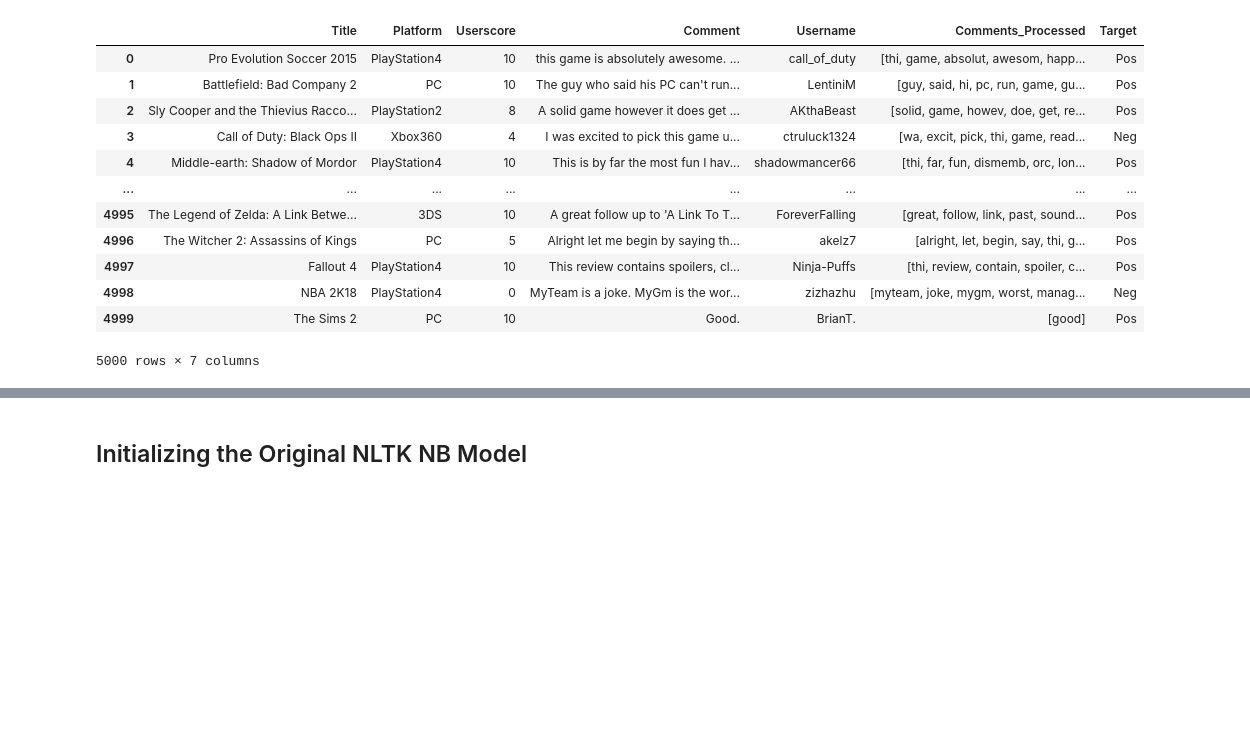
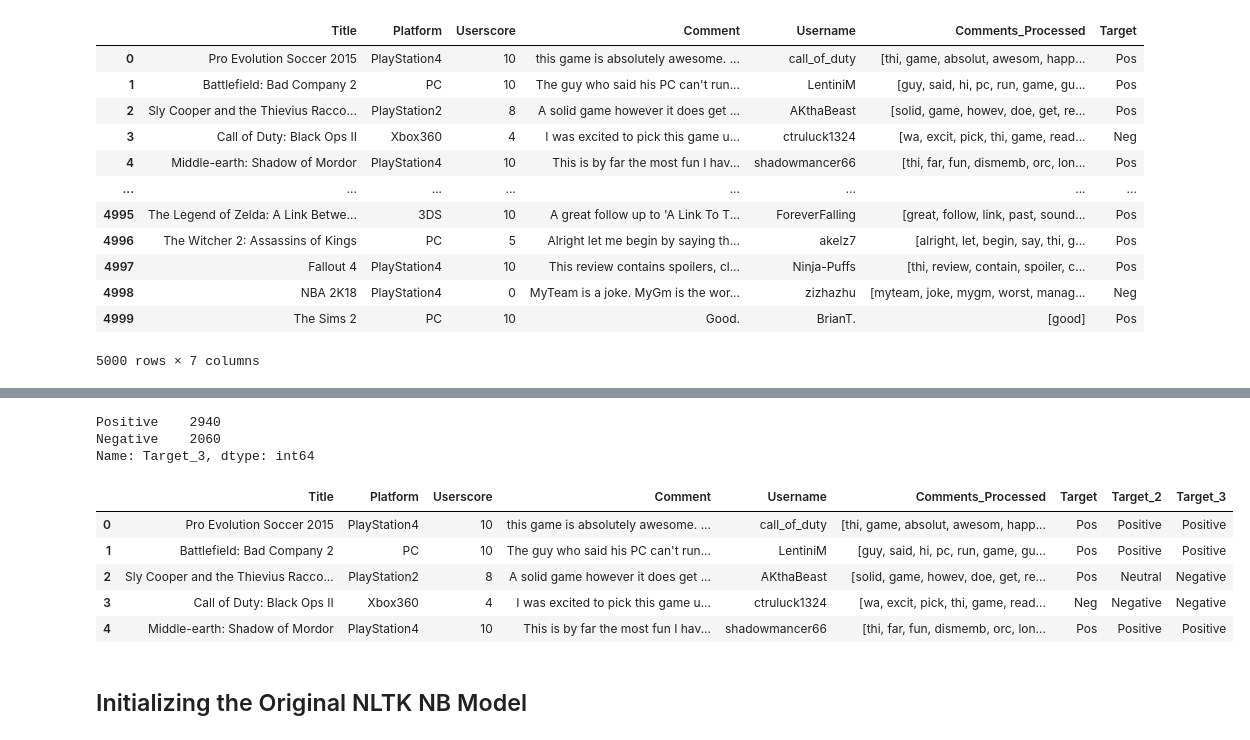
Before and after one commit to ta-data-lis/final-project, a Jupyter notebook: your-project/Part 3 - NLTK + Scikit-Learn Integration.ipynb, the cells around one changed output, grey strips where cells are left out. Drawn from its saved outputs; the diff is of its cells as text; code cells hidden in the pictures; blank space fills up the shorter version.

Commit message:
General updates. Added more labels. Predictions testing.

```diff
--- a/your-project/Part 3 - NLTK + Scikit-Learn Integration.ipynb
+++ b/your-project/Part 3 - NLTK + Scikit-Learn Integration.ipynb
@@ -84,3 +90,11 @@ df
 | 4998 | NBA 2K18 | PlayStation4 | 0 | MyTeam is a joke. MyGm is the wor... | zizhazhu | [myteam, joke, mygm, worst, manag... | Neg |
 | 4999 | The Sims 2 | PC | 10 | Good. | BrianT. | [good] | Pos |
 5000 rows × 7 columns
+# %%
+print(df['Target'].value_counts())
+
+# Changing labels to see how accuracy responds
+df['Target_2'] = np.where((df['Userscore'] <= 5), 'Negative', 'Positive')
+df['Target_2'] = np.where(((df['Userscore'] >= 6) & (df['Userscore'] <= 8)), 'Neutral', df['Target_2'])
+
+df['Target_2'].value_counts()  # this made my accuracy drop to 58%!!!
@@ -87,2 +109,21 @@ df
+# %%
+# Trying another label change to see how accuracy responds
+df['Target_3'] = np.where((df['Userscore'] <= 5), 'Negative', 'Positive')
+df['Target_3'] = np.where(((df['Userscore'] >= 6) & (df['Userscore'] <= 8)), 'Negative', df['Target_2'])
+
+df['Target_3'].value_counts()  # 64% accuracy
+# %% [output]
+Positive    2940
+Negative    2060
+Name: Target_3, dtype: int64
+# %%
+df.head()
+# %% [output]
+|  | Title | Platform | Userscore | Comment | Username | Comments_Processed | Target | Target_2 | Target_3 |
+| 0 | Pro Evolution Soccer 2015 | PlayStation4 | 10 | this game is absolutely awesome. ... | call_of_duty | [thi, game, absolut, awesom, happ... | Pos | Positive | Positive |
+| 1 | Battlefield: Bad Company 2 | PC | 10 | The guy who said his PC can't run... | LentiniM | [guy, said, hi, pc, run, game, gu... | Pos | Positive | Positive |
+| 2 | Sly Cooper and the Thievius Racco... | PlayStation2 | 8 | A solid game however it does get ... | AKthaBeast | [solid, game, howev, doe, get, re... | Pos | Neutral | Negative |
+| 3 | Call of Duty: Black Ops II | Xbox360 | 4 | I was excited to pick this game u... | ctruluck1324 | [wa, excit, pick, thi, game, read... | Neg | Negative | Negative |
+| 4 | Middle-earth: Shadow of Mordor | PlayStation4 | 10 | This is by far the most fun I hav... | shadowmancer66 | [thi, far, fun, dismemb, orc, lon... | Pos | Positive | Positive |
 # %% [markdown]
 ## Initializing the Original NLTK NB Model
```
Also changed, not shown: parts of 14 cells of this notebook, 1 other file.
